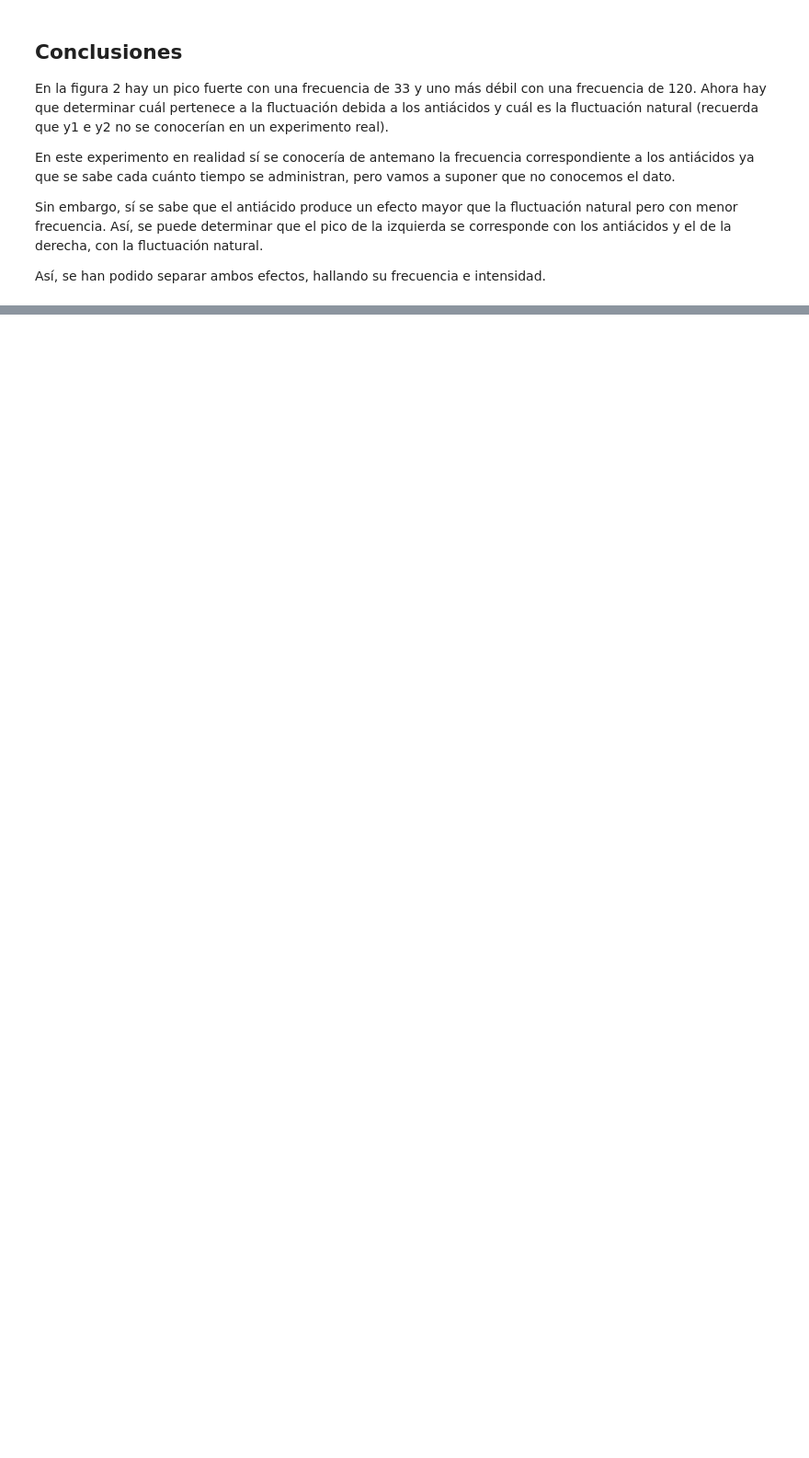
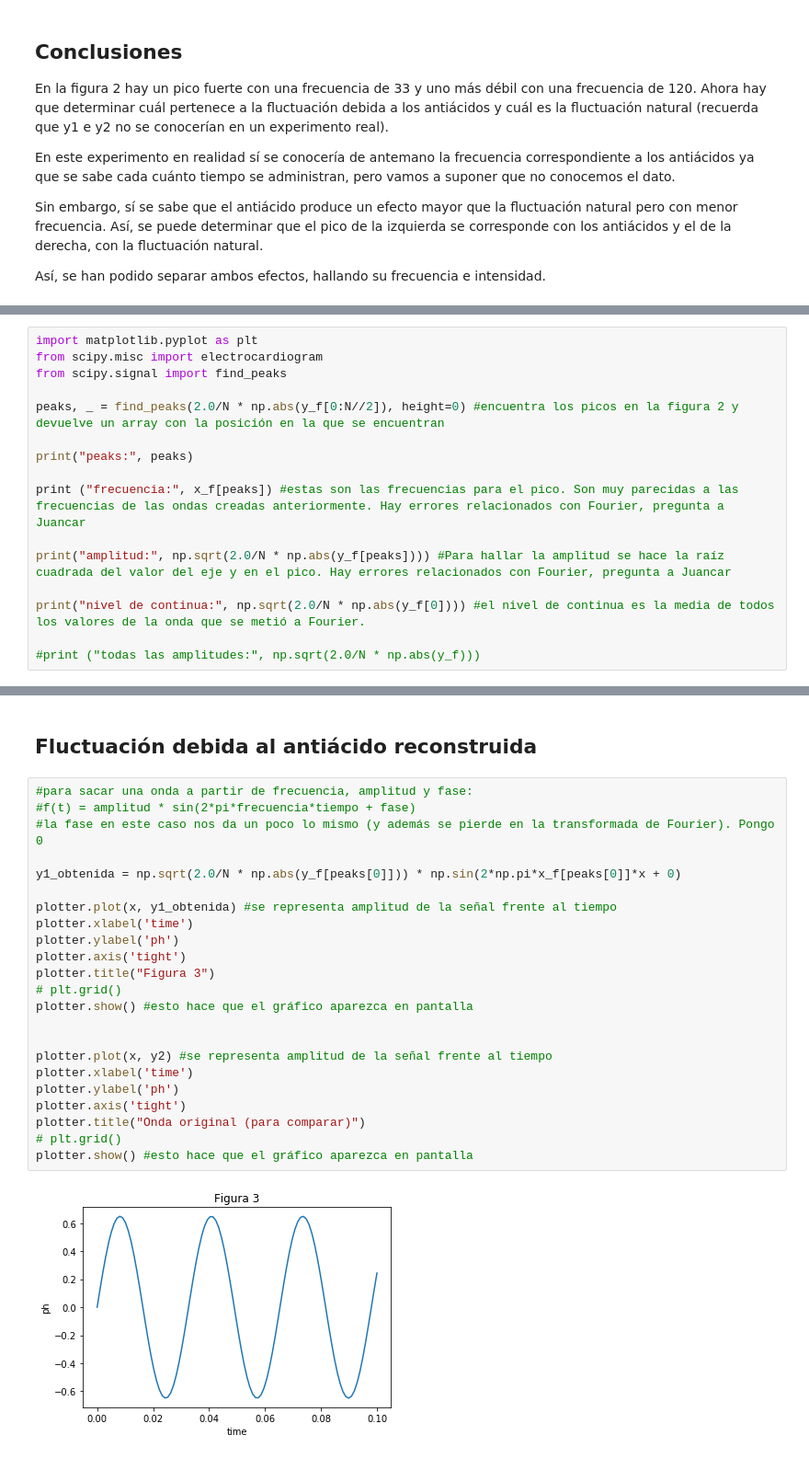
Before and after one commit to javfer98/Accelerated_Advanced_Python_weeks3_4, a Jupyter notebook: Fourier_ejemplo_mio.ipynb, the cells around one changed output, grey strips where cells are left out. Shown: that part at 92% size. Saved outputs shown, nothing was run; the diff lists cells and outputs as text; blank space fills up the shorter version.

```diff
--- a/Fourier_ejemplo_mio.ipynb
+++ b/Fourier_ejemplo_mio.ipynb
@@ -83,0 +103,16 @@ Así, se han podido separar ambos efectos, hallando su frecuencia e intensidad.
+# %%
+import matplotlib.pyplot as plt
+from scipy.misc import electrocardiogram
+from scipy.signal import find_peaks
+
+peaks, _ = find_peaks(2.0/N * np.abs(y_f[0:N//2]), height=0) #encuentra los picos en la figura 2 y devuelve un array con la posición en la que se encuentran
+
+print("peaks:", peaks)
+
+print ("frecuencia:", x_f[peaks]) #estas son las frecuencias para el pico. Son muy parecidas a las frecuencias de las ondas creadas anteriormente. Hay errores relacionados con Fourier, pregunta a Juancar
+
+print("amplitud:", np.sqrt(2.0/N * np.abs(y_f[peaks]))) #Para hallar la amplitud se hace la raíz cuadrada del valor del eje y en el pico. Hay errores relacionados con Fourier, pregunta a Juancar
+
+print("nivel de continua:", np.sqrt(2.0/N * np.abs(y_f[0]))) #el nivel de continua es la media de todos los valores de la onda que se metió a Fourier.
+
+#print ("todas las amplitudes:", np.sqrt(2.0/N * np.abs(y_f)))
@@ -83,0 +126,27 @@ Así, se han podido separar ambos efectos, hallando su frecuencia e intensidad.
+# %% [markdown]
+## Fluctuación debida al antiácido reconstruida
+# %%
+#para sacar una onda a partir de frecuencia, amplitud y fase:
+#f(t) = amplitud * sin(2*pi*frecuencia*tiempo + fase)
+#la fase en este caso nos da un poco lo mismo (y además se pierde en la transformada de Fourier). Pongo 0
+
+y1_obtenida = np.sqrt(2.0/N * np.abs(y_f[peaks[0]])) * np.sin(2*np.pi*x_f[peaks[0]]*x + 0)
+
+plotter.plot(x, y1_obtenida) #se representa amplitud de la señal frente al tiempo
+plotter.xlabel('time')
+plotter.ylabel('ph')
+plotter.axis('tight')
+plotter.title("Figura 3")
+# plt.grid()
+plotter.show() #esto hace que el gráfico aparezca en pantalla
+
+
+plotter.plot(x, y2) #se representa amplitud de la señal frente al tiempo
+plotter.xlabel('time')
+plotter.ylabel('ph')
+plotter.axis('tight')
+plotter.title("Onda original (para comparar)")
+# plt.grid()
+plotter.show() #esto hace que el gráfico aparezca en pantalla
+# %% [output]
+[figure, added]
```
Also changed, not shown: parts of 16 cells of this notebook.
